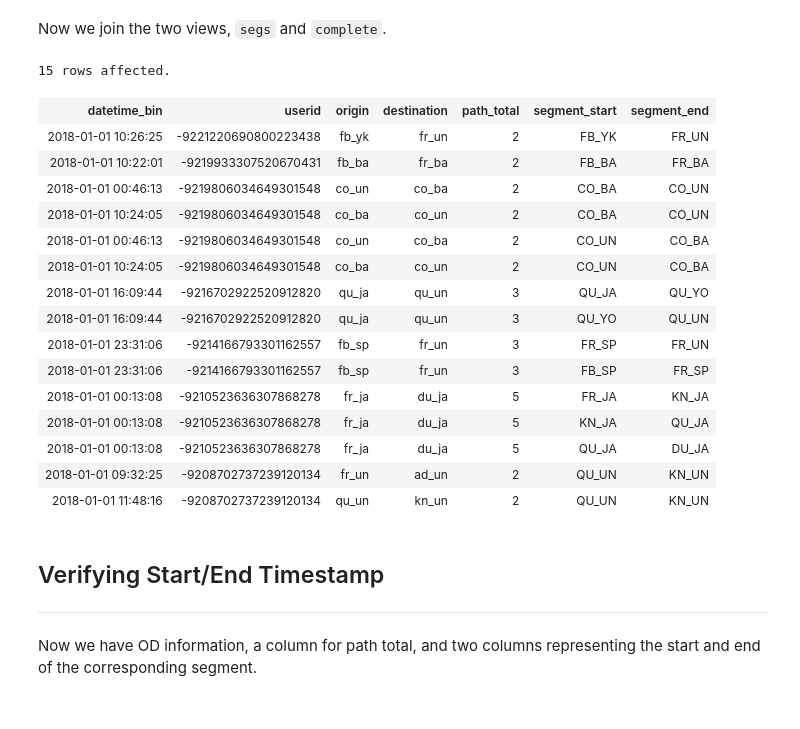
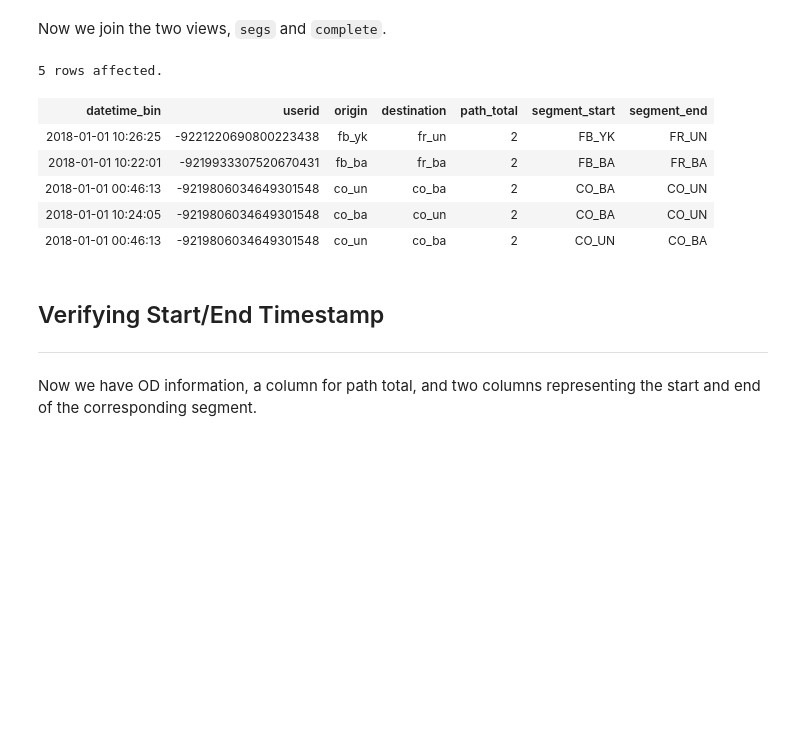
Before and after one commit to CityofToronto/bdit_data-sources, a Jupyter notebook: bluetooth/od/od analysis.ipynb, the cells around one changed output. Saved outputs shown, nothing was run; the diff lists cells and outputs as text; code cells hidden in the pictures; blank space fills up the shorter version.

```diff
--- a/bluetooth/od/od analysis.ipynb
+++ b/bluetooth/od/od analysis.ipynb
@@ -194,29 +177,19 @@ Now we join the two views, `segs` and `complete`.
 # %%
 %%sql
 SELECT complete.datetime_bin, complete.userid, complete.start as origin, complete.end as destination, complete.path_total, startpoint_name as segment_start, endpoint_name as segment_end
 FROM segs
 LEFT JOIN alouis2.complete
 ON segs.datetime_bin::date = complete.datetime_bin::date
 AND segs.userid = complete.userid
-LIMIT 15
+LIMIT 5
 # %% [output]
-15 rows affected.
+5 rows affected.
 | datetime_bin | userid | origin | destination | path_total | segment_start | segment_end |
 | 2018-01-01 10:26:25 | -9221220690800223438 | fb_yk | fr_un | 2 | FB_YK | FR_UN |
 | 2018-01-01 10:22:01 | -9219933307520670431 | fb_ba | fr_ba | 2 | FB_BA | FR_BA |
 | 2018-01-01 00:46:13 | -9219806034649301548 | co_un | co_ba | 2 | CO_BA | CO_UN |
 | 2018-01-01 10:24:05 | -9219806034649301548 | co_ba | co_un | 2 | CO_BA | CO_UN |
 | 2018-01-01 00:46:13 | -9219806034649301548 | co_un | co_ba | 2 | CO_UN | CO_BA |
-| 2018-01-01 10:24:05 | -9219806034649301548 | co_ba | co_un | 2 | CO_UN | CO_BA |
-| 2018-01-01 16:09:44 | -9216702922520912820 | qu_ja | qu_un | 3 | QU_JA | QU_YO |
-| 2018-01-01 16:09:44 | -9216702922520912820 | qu_ja | qu_un | 3 | QU_YO | QU_UN |
-| 2018-01-01 23:31:06 | -9214166793301162557 | fb_sp | fr_un | 3 | FR_SP | FR_UN |
-| 2018-01-01 23:31:06 | -9214166793301162557 | fb_sp | fr_un | 3 | FB_SP | FR_SP |
-| 2018-01-01 00:13:08 | -9210523636307868278 | fr_ja | du_ja | 5 | FR_JA | KN_JA |
-| 2018-01-01 00:13:08 | -9210523636307868278 | fr_ja | du_ja | 5 | KN_JA | QU_JA |
-| 2018-01-01 00:13:08 | -9210523636307868278 | fr_ja | du_ja | 5 | QU_JA | DU_JA |
-| 2018-01-01 09:32:25 | -9208702737239120134 | fr_un | ad_un | 2 | QU_UN | KN_UN |
-| 2018-01-01 11:48:16 | -9208702737239120134 | qu_un | kn_un | 2 | QU_UN | KN_UN |
 # %% [markdown]
 ## Verifying Start/End Timestamp
 ***
```
Also changed, not shown: parts of 17 cells of this notebook.
